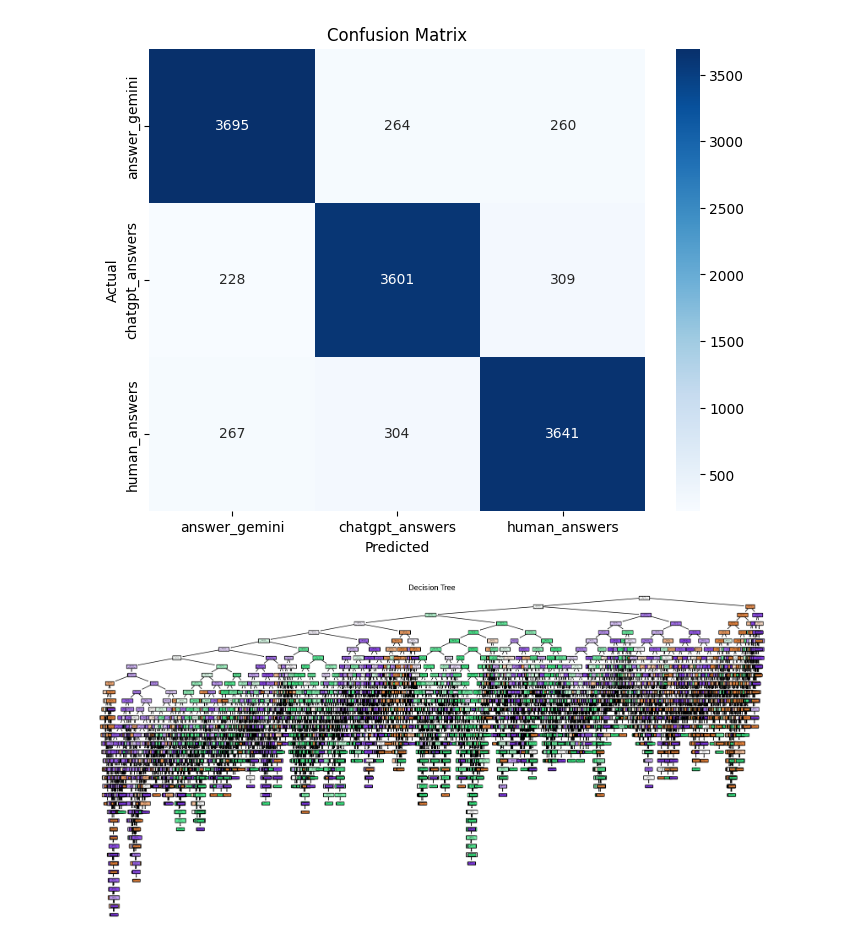
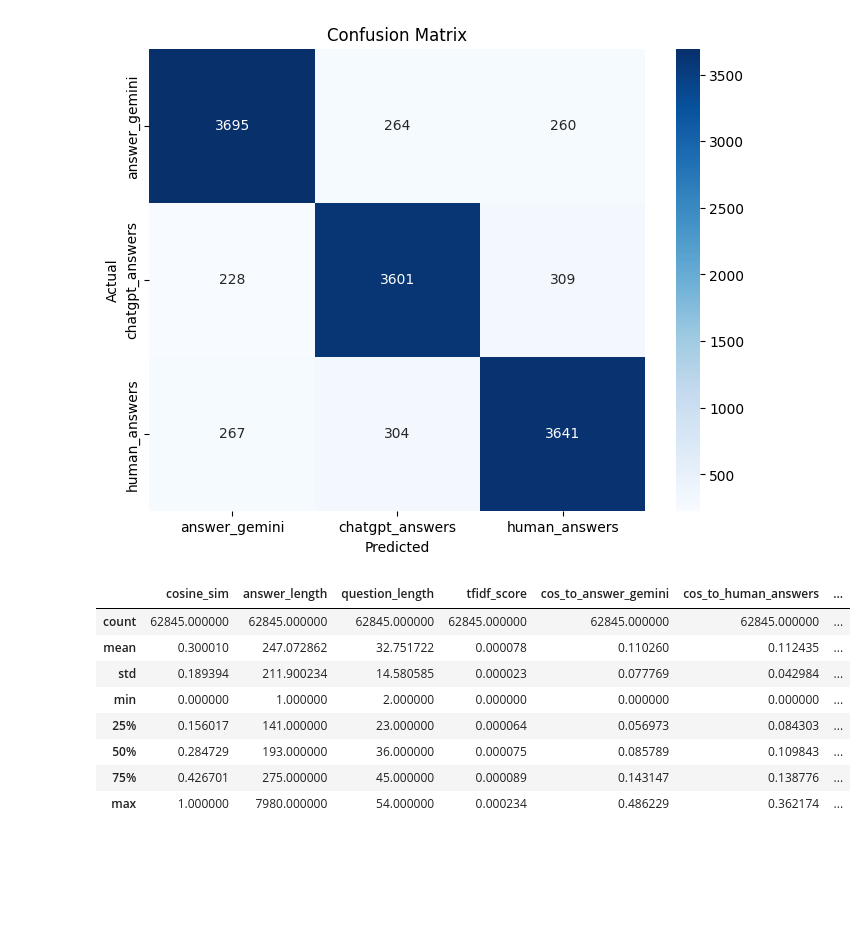
Before and after one commit to Idokopilov/magshimim-final-project, a Jupyter notebook: EDA.ipynb, the cells around one changed output. Saved outputs shown, nothing was run; the diff lists cells and outputs as text; code cells hidden in the pictures; blank space fills up the shorter version.

```diff
--- a/EDA.ipynb
+++ b/EDA.ipynb
@@ -519,10 +535,20 @@ plt.show()
 [figure]
 # %%
 #display decision tree
-from sklearn.tree import plot_tree
-plt.figure(figsize=(20,10))
-plot_tree(clf, feature_names=X.columns, class_names=clf.classes_, filled=True)
-plt.title('Decision Tree')
-plt.show()
+#from sklearn.tree import plot_tree
+#plt.figure(figsize=(20,10))
+#plot_tree(clf, feature_names=X.columns, class_names=clf.classes_, filled=True)
+#plt.title('Decision Tree')
+#plt.show()
-# %% [output]
-[figure, removed]
+# %%
+df.describe()
+# %% [output]
+|  | cosine_sim | answer_length | question_length | tfidf_score | cos_to_answer_gemini | cos_to_human_answers | ... |
+| count | 62845.000000 | 62845.000000 | 62845.000000 | 62845.000000 | 62845.000000 | 62845.000000 | ... |
+| mean | 0.300010 | 247.072862 | 32.751722 | 0.000078 | 0.110260 | 0.112435 | ... |
+| std | 0.189394 | 211.900234 | 14.580585 | 0.000023 | 0.077769 | 0.042984 | ... |
+| min | 0.000000 | 1.000000 | 2.000000 | 0.000000 | 0.000000 | 0.000000 | ... |
+| 25% | 0.156017 | 141.000000 | 23.000000 | 0.000064 | 0.056973 | 0.084303 | ... |
+| 50% | 0.284729 | 193.000000 | 36.000000 | 0.000075 | 0.085789 | 0.109843 | ... |
+| 75% | 0.426701 | 275.000000 | 45.000000 | 0.000089 | 0.143147 | 0.138776 | ... |
+| max | 1.000000 | 7980.000000 | 54.000000 | 0.000234 | 0.486229 | 0.362174 | ... |
```
Also changed, not shown: parts of 9 cells of this notebook.
